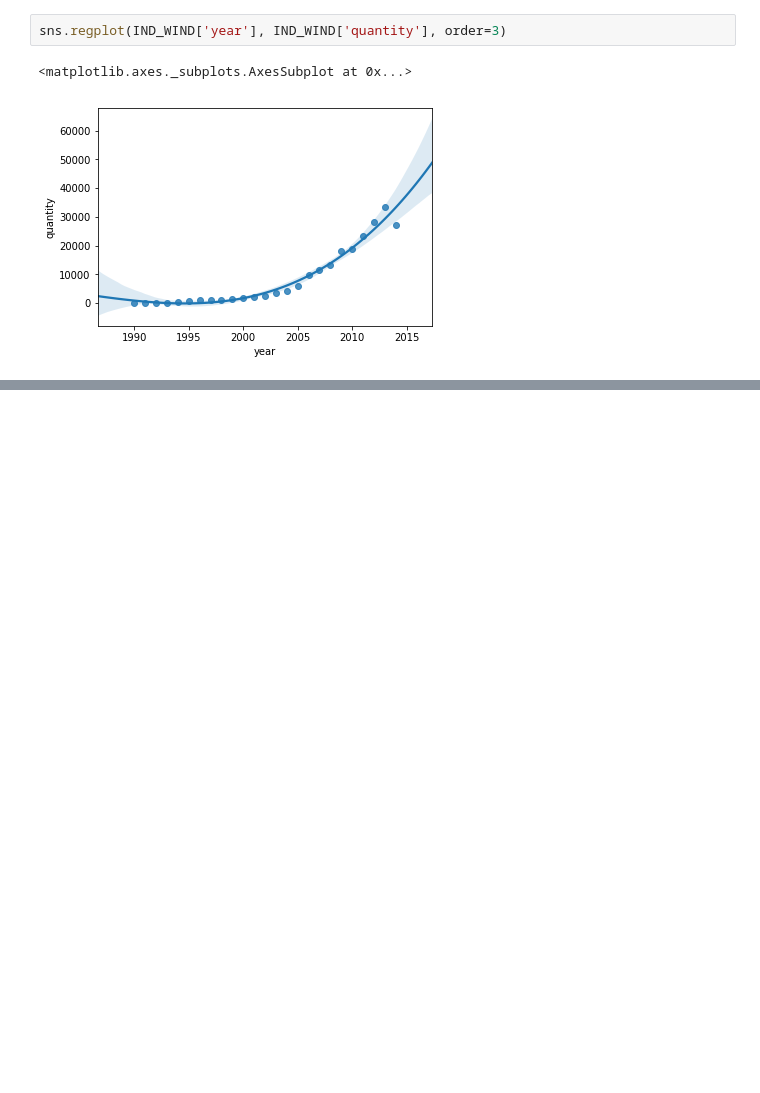
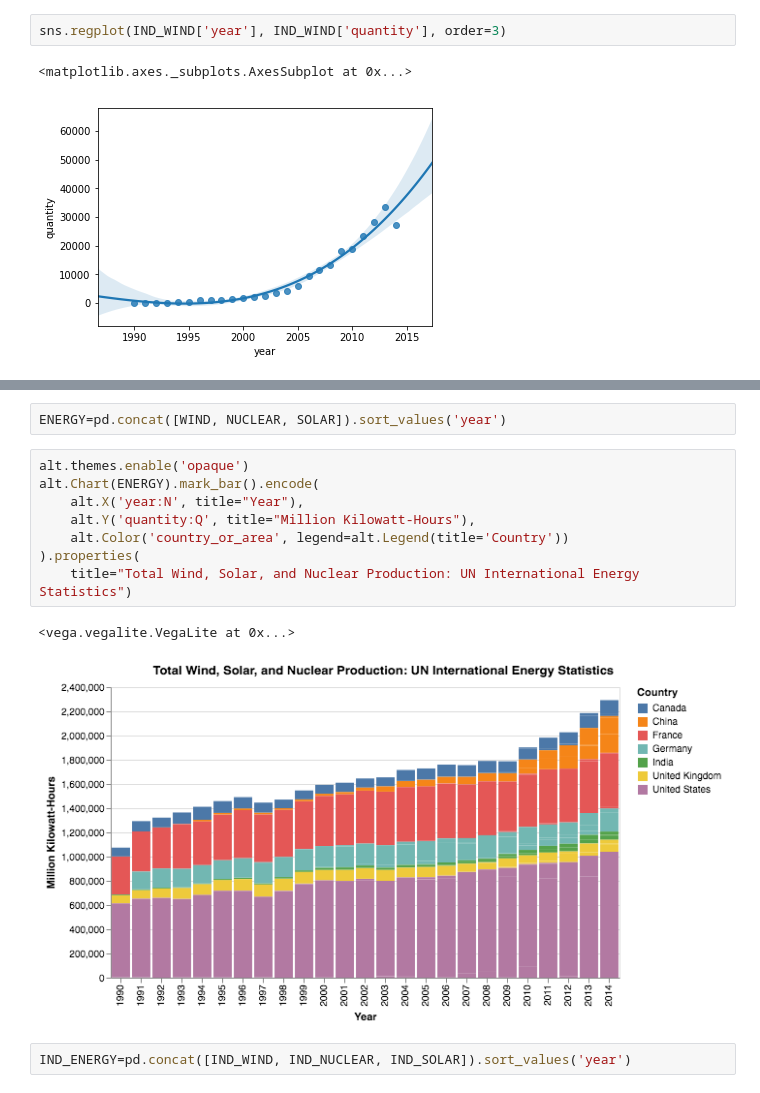
Before and after one commit to sarthakbatragatech/EnergyViz, a Jupyter notebook: EnergyViz.ipynb, the cells around one changed output, grey strips where cells are left out. Drawn from its saved outputs; the diff is of its cells as text; blank space fills up the shorter version.

```diff
--- a/EnergyViz.ipynb
+++ b/EnergyViz.ipynb
@@ -117,0 +165,15 @@ IND_WIND
+# %%
+ENERGY=pd.concat([WIND, NUCLEAR, SOLAR]).sort_values('year')
+# %%
+alt.themes.enable('opaque')
+alt.Chart(ENERGY).mark_bar().encode(
+    alt.X('year:N', title="Year"),
+    alt.Y('quantity:Q', title="Million Kilowatt-Hours"),
+    alt.Color('country_or_area', legend=alt.Legend(title='Country'))
+).properties(
+    title="Total Wind, Solar, and Nuclear Production: UN International Energy Statistics")
+# %% [output]
+<vega.vegalite.VegaLite at 0x...>
+[figure, added]
+# %%
+IND_ENERGY=pd.concat([IND_WIND, IND_NUCLEAR, IND_SOLAR]).sort_values('year')
```
Also changed, not shown: parts of 12 cells of this notebook.
